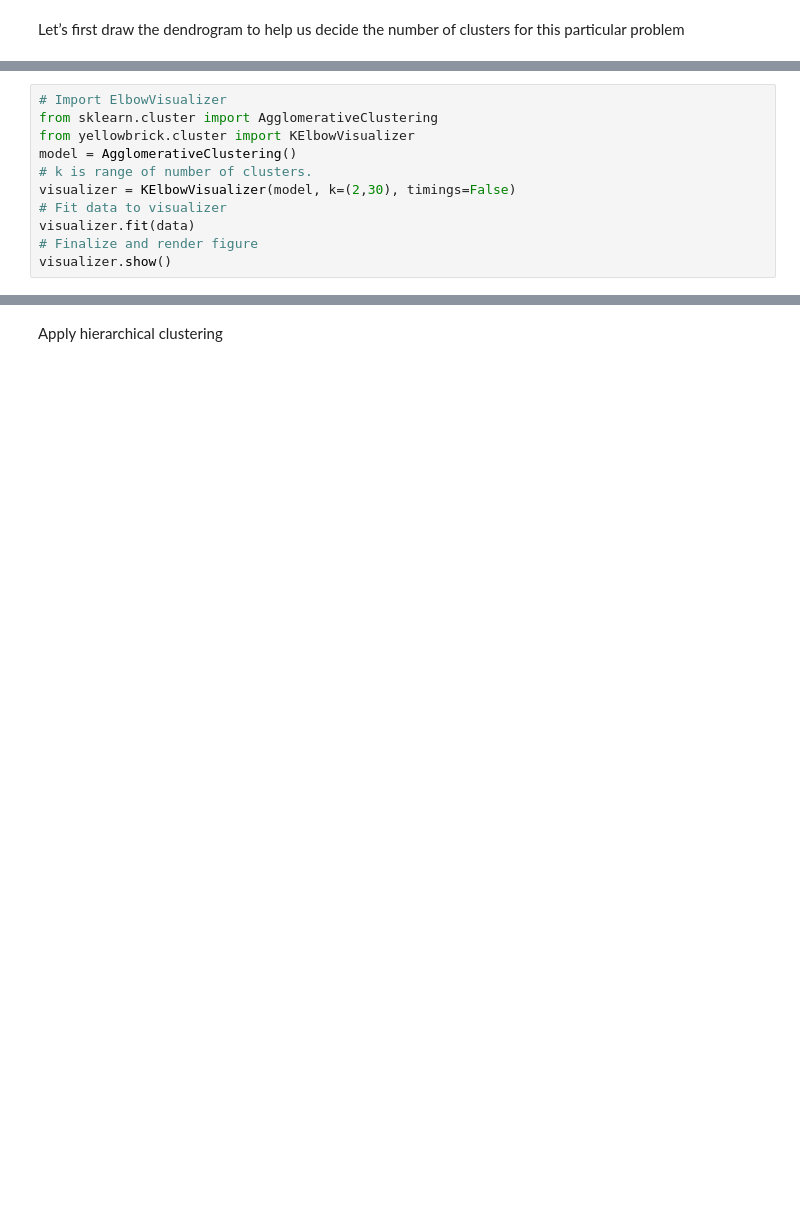
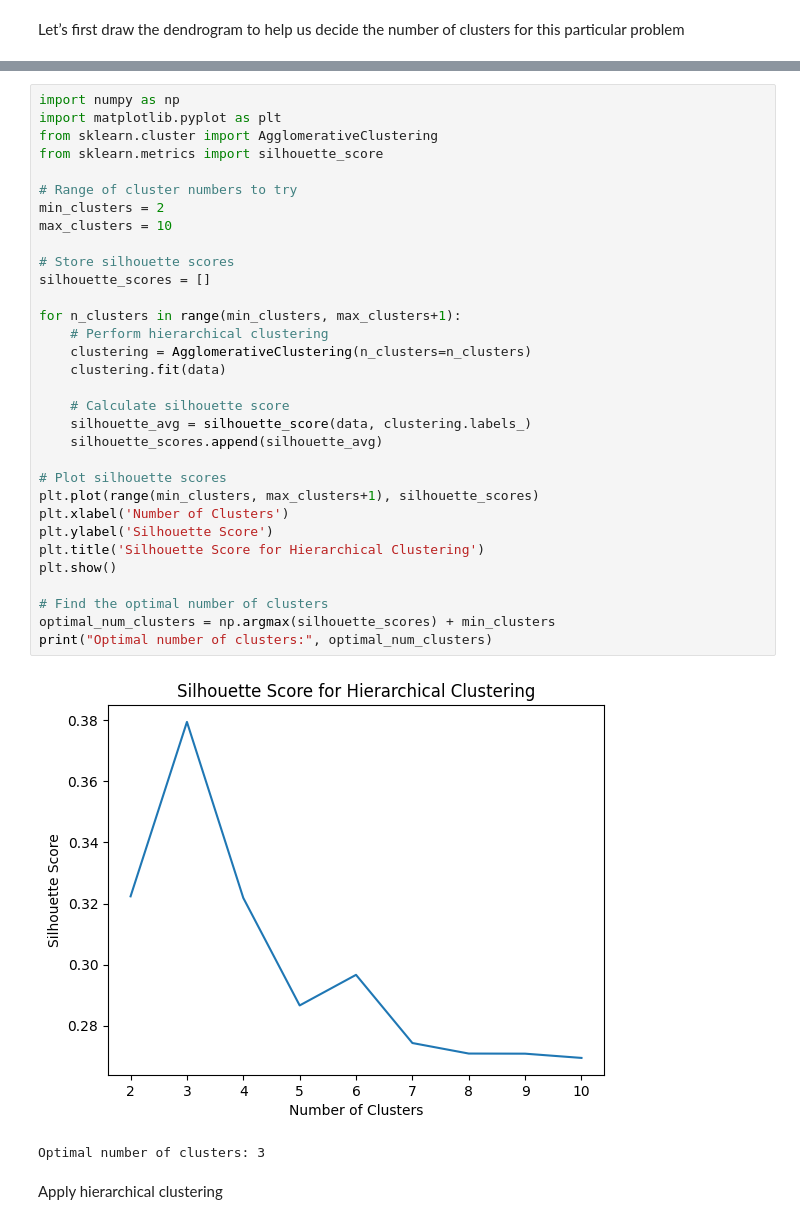
Before and after one commit to huynm116/songs-clustering-project, a Jupyter notebook: hierarchical_clustering.ipynb, the cells around one changed output, grey strips where cells are left out. Saved outputs shown, nothing was run; the diff lists cells and outputs as text; blank space fills up the shorter version.

```diff
--- a/hierarchical_clustering.ipynb
+++ b/hierarchical_clustering.ipynb
@@ -98,11 +88,0 @@ Using Elbow Method For Estimating Number Of Clusters
-# %%
-# Import ElbowVisualizer
-from sklearn.cluster import AgglomerativeClustering
-from yellowbrick.cluster import KElbowVisualizer
-model = AgglomerativeClustering()
-# k is range of number of clusters.
-visualizer = KElbowVisualizer(model, k=(2,30), timings=False)
-# Fit data to visualizer
-visualizer.fit(data)
-# Finalize and render figure
-visualizer.show()
@@ -123,3 +99,38 @@ plt.axhline(y=28, color='r', linestyle='--')
+# %%
+import numpy as np
+import matplotlib.pyplot as plt
+from sklearn.cluster import AgglomerativeClustering
+from sklearn.metrics import silhouette_score
+
+# Range of cluster numbers to try
+min_clusters = 2
+max_clusters = 10
+
+# Store silhouette scores
+silhouette_scores = []
+
+for n_clusters in range(min_clusters, max_clusters+1):
+    # Perform hierarchical clustering
+    clustering = AgglomerativeClustering(n_clusters=n_clusters)
+    clustering.fit(data)
+
+    # Calculate silhouette score
+    silhouette_avg = silhouette_score(data, clustering.labels_)
+    silhouette_scores.append(silhouette_avg)
+
+# Plot silhouette scores
+plt.plot(range(min_clusters, max_clusters+1), silhouette_scores)
+plt.xlabel('Number of Clusters')
+plt.ylabel('Silhouette Score')
+plt.title('Silhouette Score for Hierarchical Clustering')
+plt.show()
+
+# Find the optimal number of clusters
+optimal_num_clusters = np.argmax(silhouette_scores) + min_clusters
+print("Optimal number of clusters:", optimal_num_clusters)
+# %% [output]
+[figure, added]
+Optimal number of clusters: 3
 # %% [markdown]
 Apply hierarchical clustering
 # %%
```
Also changed, not shown: parts of 13 cells of this notebook.
